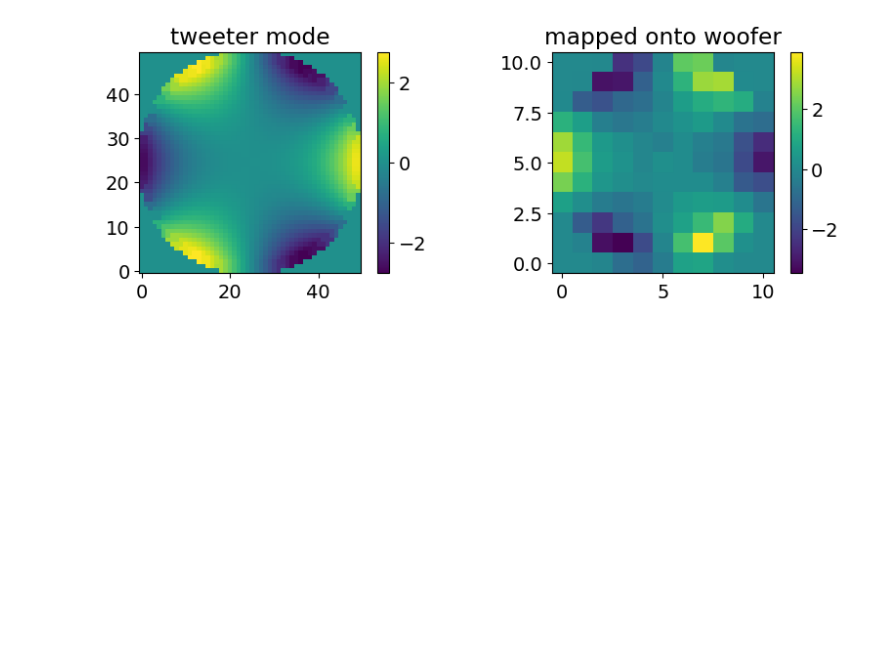
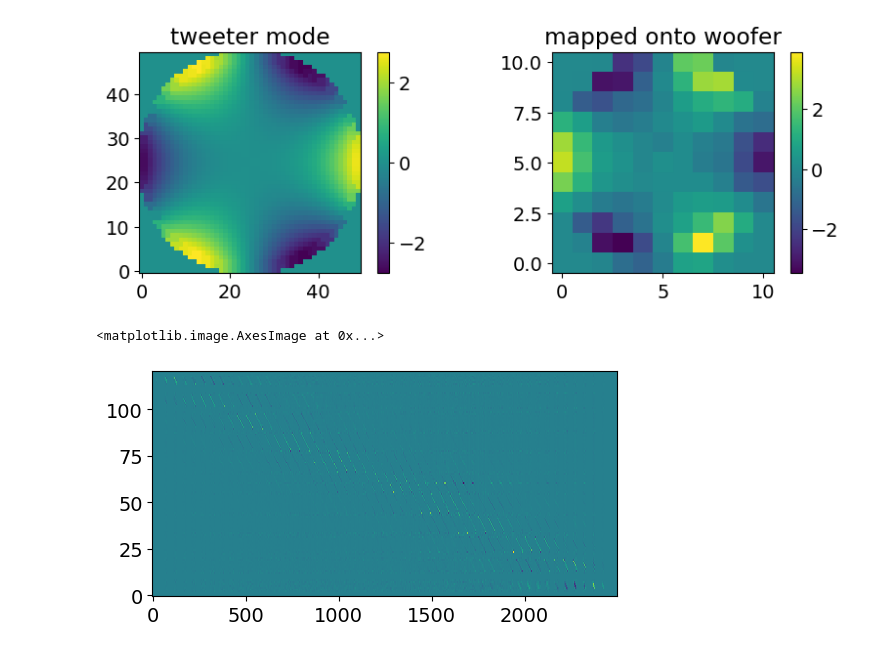
Before and after one commit to magao-x/magpyx, a Jupyter notebook: notebooks/woofer_tweeter_offloading_dev.ipynb, the cells around one changed output. Saved outputs shown, nothing was run; the diff lists cells and outputs as text; code cells hidden in the pictures; blank space fills up the shorter version.

```diff
--- a/notebooks/woofer_tweeter_offloading_dev.ipynb
+++ b/notebooks/woofer_tweeter_offloading_dev.ipynb
@@ -182,3 +182,8 @@ fig.colorbar(im, ax=axes[1])
 [figure]
 # %%
 fits.writeto('WT_matrix_test.fits', wt_matrix.T)
+# %%
+plt.imshow(fits.open('/home/kvangorkom/wt_test.fits')[0].data.T, aspect=10)
+# %% [output]
+<matplotlib.image.AxesImage at 0x...>
+[figure, added]
```
Also changed, not shown: 1 other file.
